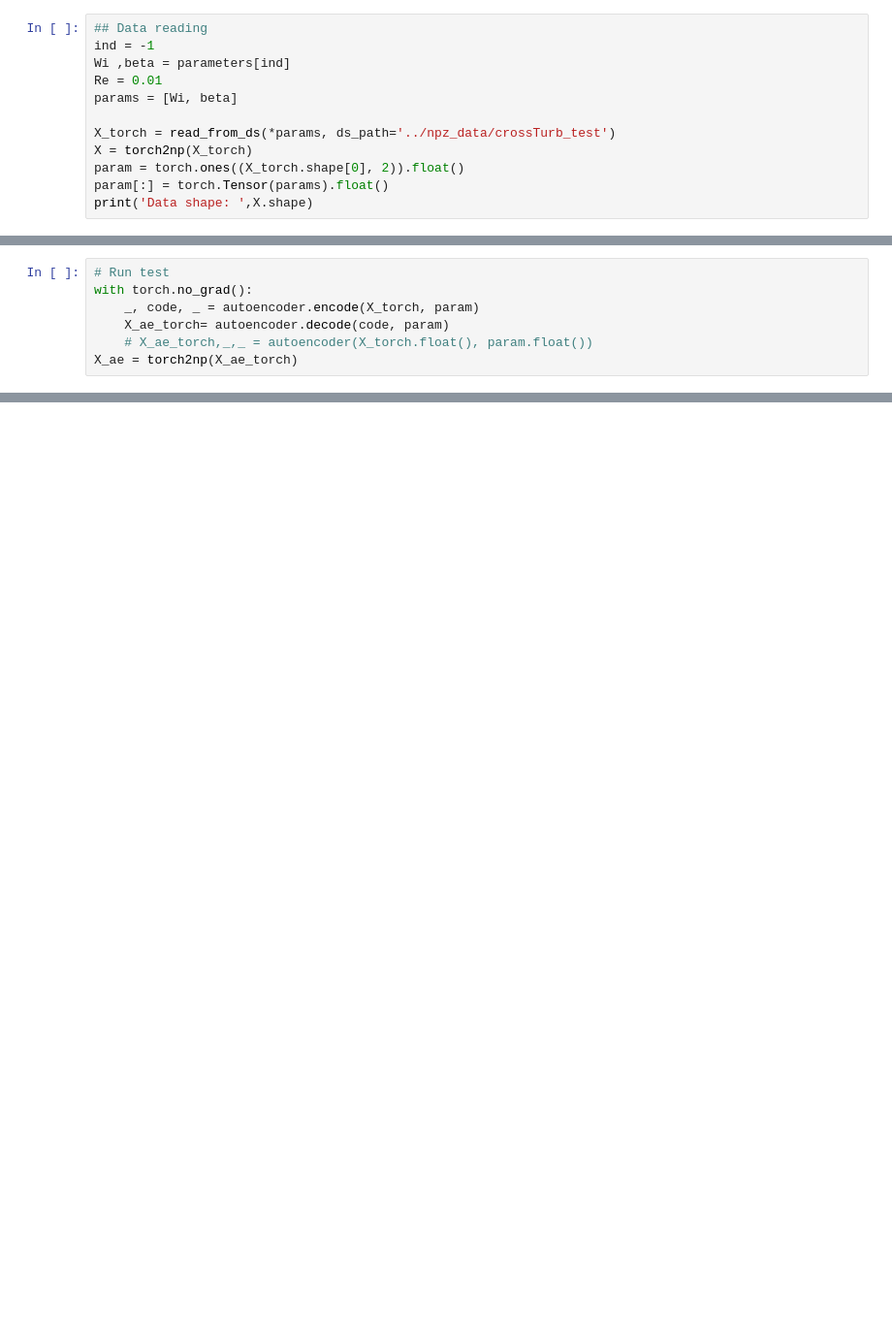
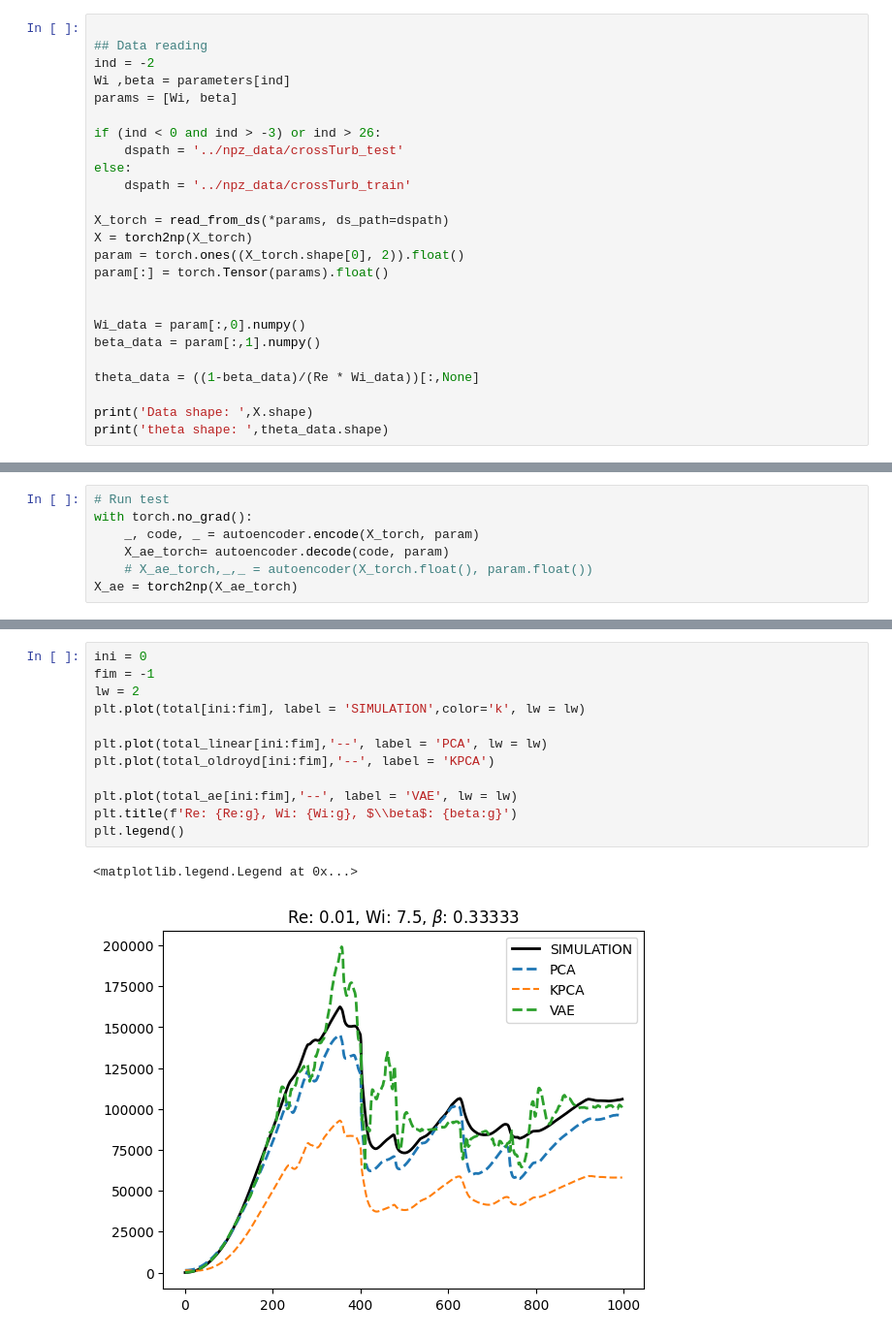
Before and after one commit to fabioamaral08/reduction-methods, a Jupyter notebook: Test_Results_Cross_Param.ipynb, the cells around one changed output, grey strips where cells are left out. Shown: that part at 97% size. Drawn from its saved outputs; the diff is of its cells as text; blank space fills up the shorter version.

```diff
--- a/Test_Results_Cross_Param.ipynb
+++ b/Test_Results_Cross_Param.ipynb
@@ -107,14 +170,27 @@ parameters = [
 # %%
+
 ## Data reading
-ind = -1
+ind = -2
 Wi ,beta = parameters[ind]
-Re = 0.01
 params = [Wi, beta]
 
-X_torch = read_from_ds(*params, ds_path='../npz_data/crossTurb_test')
+if (ind < 0 and ind > -3) or ind > 26:
+    dspath = '../npz_data/crossTurb_test'
+else:
+    dspath = '../npz_data/crossTurb_train'
+
+X_torch = read_from_ds(*params, ds_path=dspath)
 X = torch2np(X_torch)
 param = torch.ones((X_torch.shape[0], 2)).float()
 param[:] = torch.Tensor(params).float()
+
+
+Wi_data = param[:,0].numpy()
+beta_data = param[:,1].numpy()
+
+theta_data = ((1-beta_data)/(Re * Wi_data))[:,None]
+
 print('Data shape: ',X.shape)
+print('theta shape: ',theta_data.shape)
 # %% [output]
 Data shape:  (66045, 999)
@@ -133,0 +242,15 @@ elastic_ae, kinetic_ae, total_ae = calc_energy(X_ae,Wi,beta,Re,dx = DX[:,None],
+# %%
+ini = 0
+fim = -1
+lw = 2
+plt.plot(total[ini:fim], label = 'SIMULATION',color='k', lw = lw)
+
+plt.plot(total_linear[ini:fim],'--', label = 'PCA', lw = lw)
+plt.plot(total_oldroyd[ini:fim],'--', label = 'KPCA')
+
+plt.plot(total_ae[ini:fim],'--', label = 'VAE', lw = lw)
+plt.title(f'Re: {Re:g}, Wi: {Wi:g}, $\\beta$: {beta:g}')
+plt.legend()
+# %% [output]
+<matplotlib.legend.Legend at 0x...>
+[figure, added]
```
Also changed, not shown: parts of 27 cells of this notebook.
